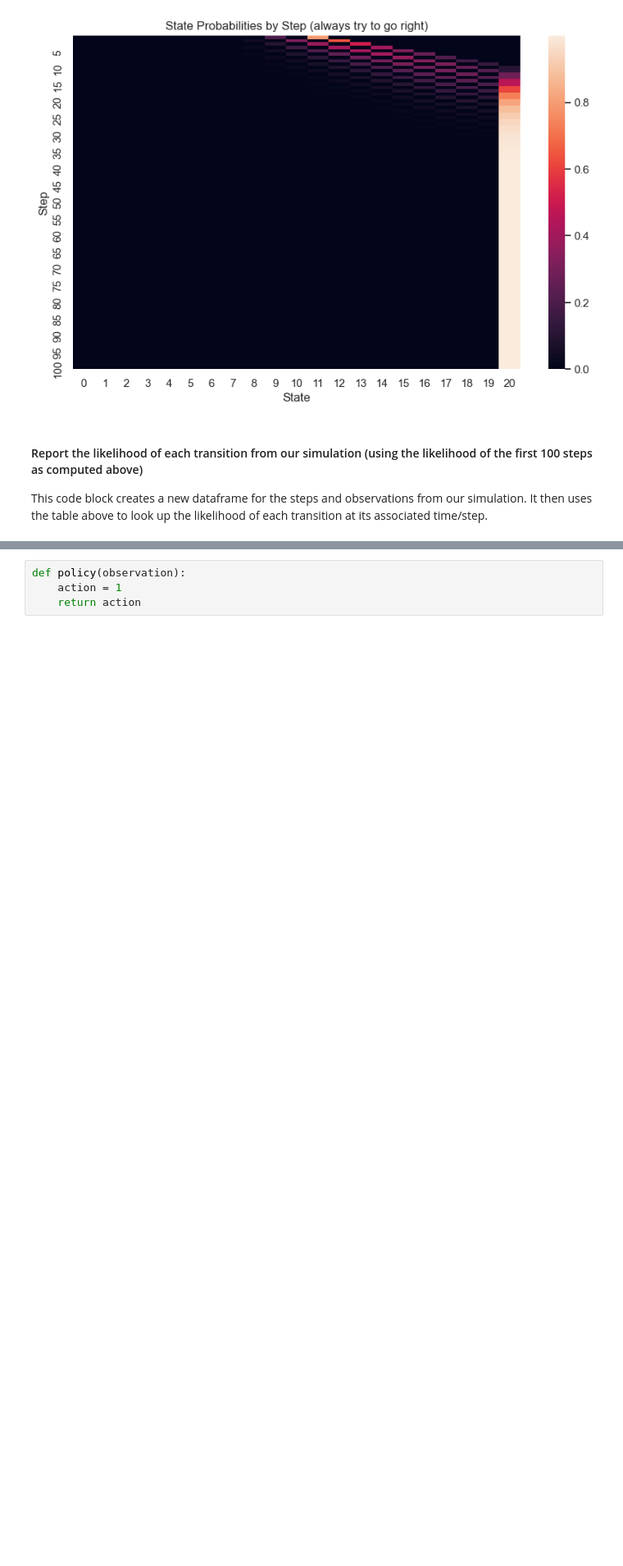
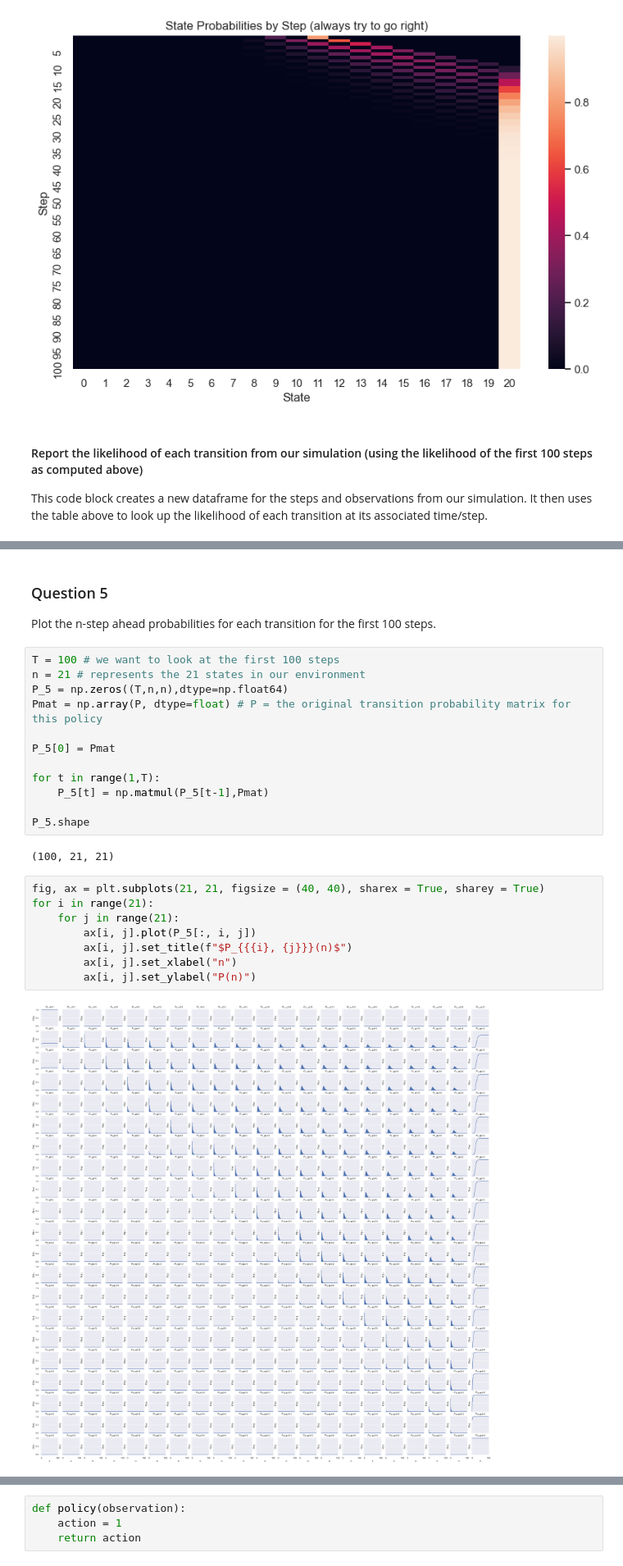
Before and after one commit to jackmurray1/uchicago, a Jupyter notebook: Reinforcement Learning/RL_Assignment 2_Jack Murray.ipynb, the cells around one changed output, grey strips where cells are left out. Shown at 82% size. Cells and saved outputs as stored; diff of their text form; blank space fills up the shorter version.

```diff
--- a/Reinforcement Learning/RL_Assignment 2_Jack Murray.ipynb
+++ b/Reinforcement Learning/RL_Assignment 2_Jack Murray.ipynb
@@ -267,0 +347,28 @@ likelihood_df
+# %% [markdown]
+### Question 5
+
+Plot the n-step ahead probabilities for each transition for the first 100 steps.
+# %%
+T = 100 # we want to look at the first 100 steps
+n = 21 # represents the 21 states in our environment
+P_5 = np.zeros((T,n,n),dtype=np.float64)
+Pmat = np.array(P, dtype=float) # P = the original transition probability matrix for this policy
+
+P_5[0] = Pmat
+
+for t in range(1,T):
+    P_5[t] = np.matmul(P_5[t-1],Pmat)
+
+P_5.shape
+# %% [output]
+(100, 21, 21)
+# %%
+fig, ax = plt.subplots(21, 21, figsize = (40, 40), sharex = True, sharey = True)
+for i in range(21):
+    for j in range(21):
+        ax[i, j].plot(P_5[:, i, j])
+        ax[i, j].set_title(f"$P_{{{i}, {j}}}(n)$")
+        ax[i, j].set_xlabel("n")
+        ax[i, j].set_ylabel("P(n)")
+# %% [output]
+[figure, added]
```
Also changed, not shown: parts of 166 cells of this notebook.
